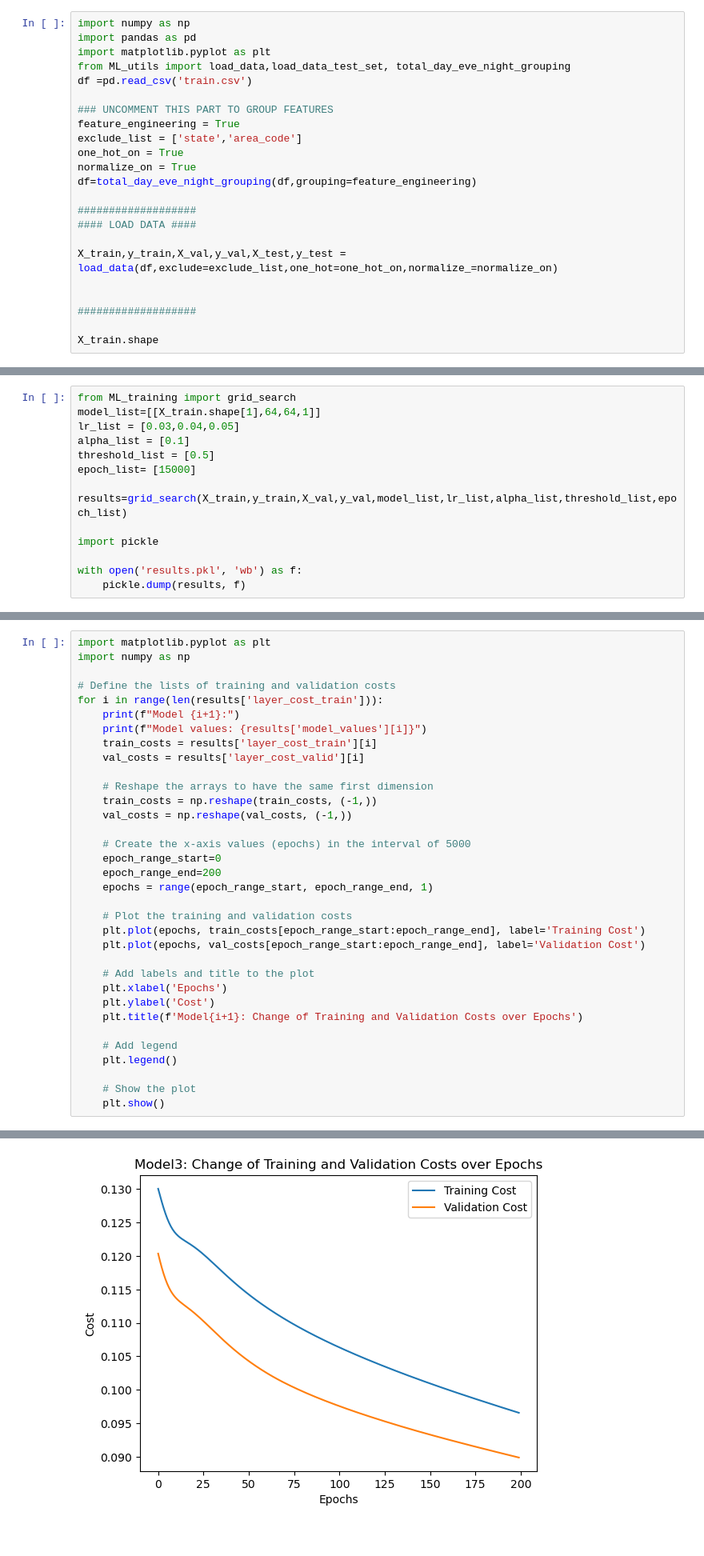
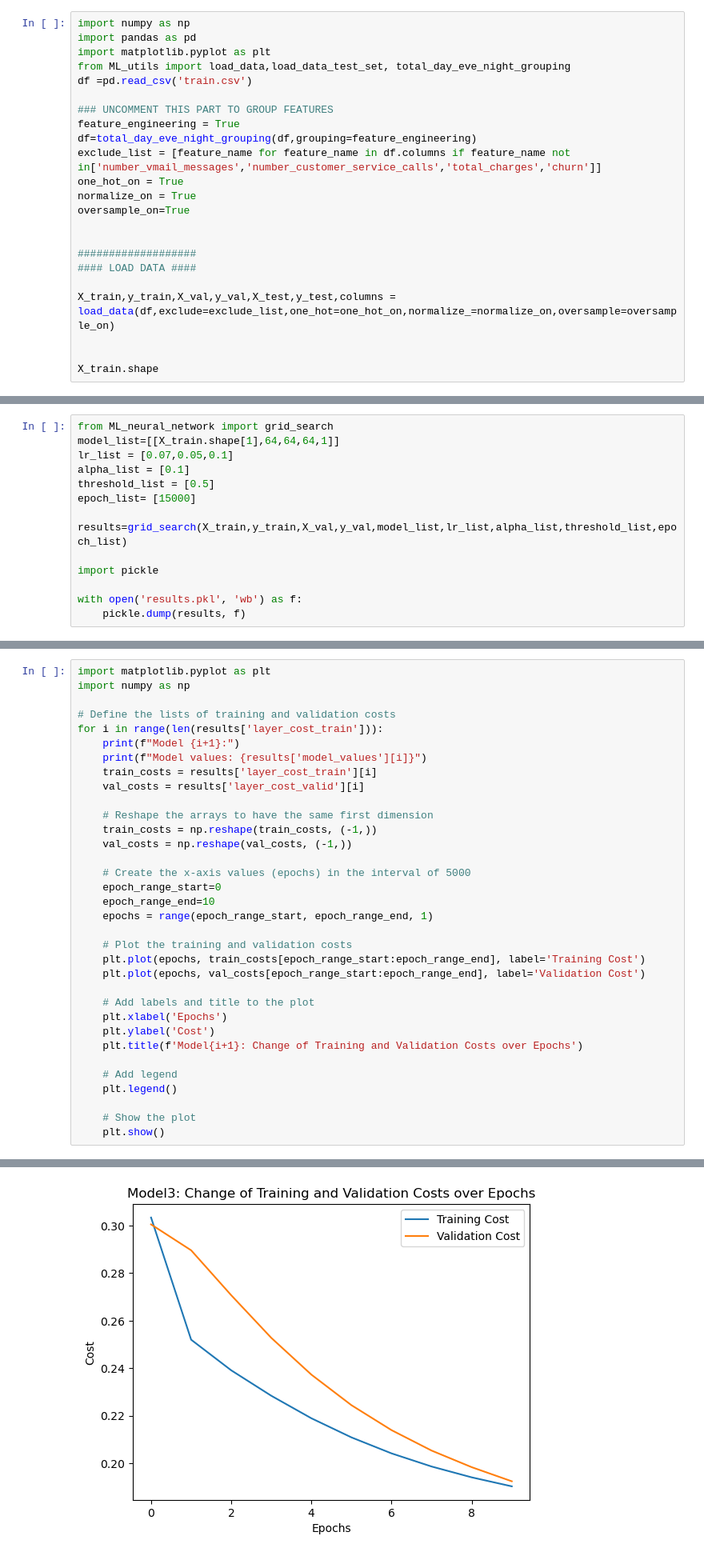
Before and after one commit to hung9988/customer_churn, a Jupyter notebook: neural_network.ipynb, the cells around one changed output, grey strips where cells are left out. Shown: that part at 80% size. Cells and saved outputs as stored; diff of their text form.

```diff
--- a/neural_network.ipynb
+++ b/neural_network.ipynb
@@ -7,18 +7,18 @@ df =pd.read_csv('train.csv')
 
 ### UNCOMMENT THIS PART TO GROUP FEATURES
 feature_engineering = True
-exclude_list = ['state','area_code']
+df=total_day_eve_night_grouping(df,grouping=feature_engineering)
+exclude_list = [feature_name for feature_name in df.columns if feature_name not in['number_vmail_messages','number_customer_service_calls','total_charges','churn']]
 one_hot_on = True
 normalize_on = True
-df=total_day_eve_night_grouping(df,grouping=feature_engineering)
+oversample_on=True
+
 
 ###################
 #### LOAD DATA ####
 
-X_train,y_train,X_val,y_val,X_test,y_test = load_data(df,exclude=exclude_list,one_hot=one_hot_on,normalize_=normalize_on)
+X_train,y_train,X_val,y_val,X_test,y_test,columns = load_data(df,exclude=exclude_list,one_hot=one_hot_on,normalize_=normalize_on,oversample=oversample_on)
 
 
-###################
-
 X_train.shape
 # %% [output]
@@ -26,7 +26,7 @@ X_train.shape
 # %%
-from ML_training import grid_search
-model_list=[[X_train.shape[1],64,64,1]]
-lr_list = [0.03,0.04,0.05]
+from ML_neural_network import grid_search
+model_list=[[X_train.shape[1],64,64,64,1]]
+lr_list = [0.07,0.05,0.1]
 alpha_list = [0.1]
 threshold_list = [0.5]
 epoch_list= [15000]
@@ -87,7 +87,7 @@ for i in range(len(results['layer_cost_train'])):
 
     # Create the x-axis values (epochs) in the interval of 5000
     epoch_range_start=0
-    epoch_range_end=200
+    epoch_range_end=10
     epochs = range(epoch_range_start, epoch_range_end, 1)
 
     # Plot the training and validation costs
@@ -116,4 +116,4 @@ Model values: {'model': [11, 64, 64, 1], 'lr': 0.05, 'alpha': 0.1, 'epoch': 1500
-[figure, old version]
+[figure, new version]
 # %%
 import matplotlib.pyplot as plt
 import numpy as np
```
Also changed, not shown: parts of 6 cells of this notebook, 16 other files.
